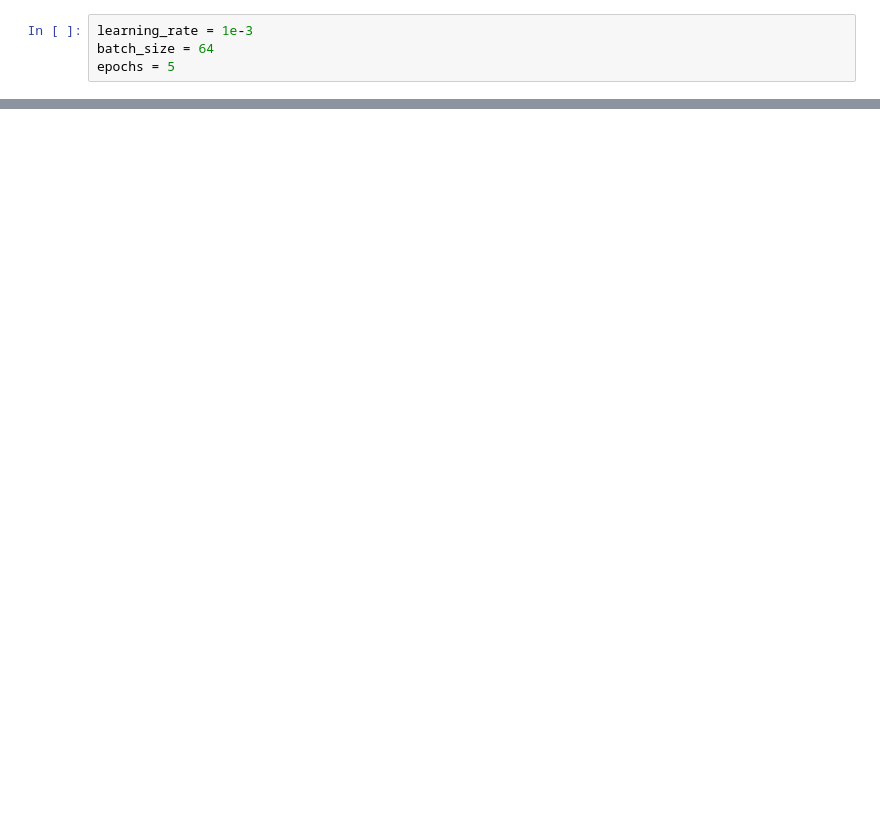
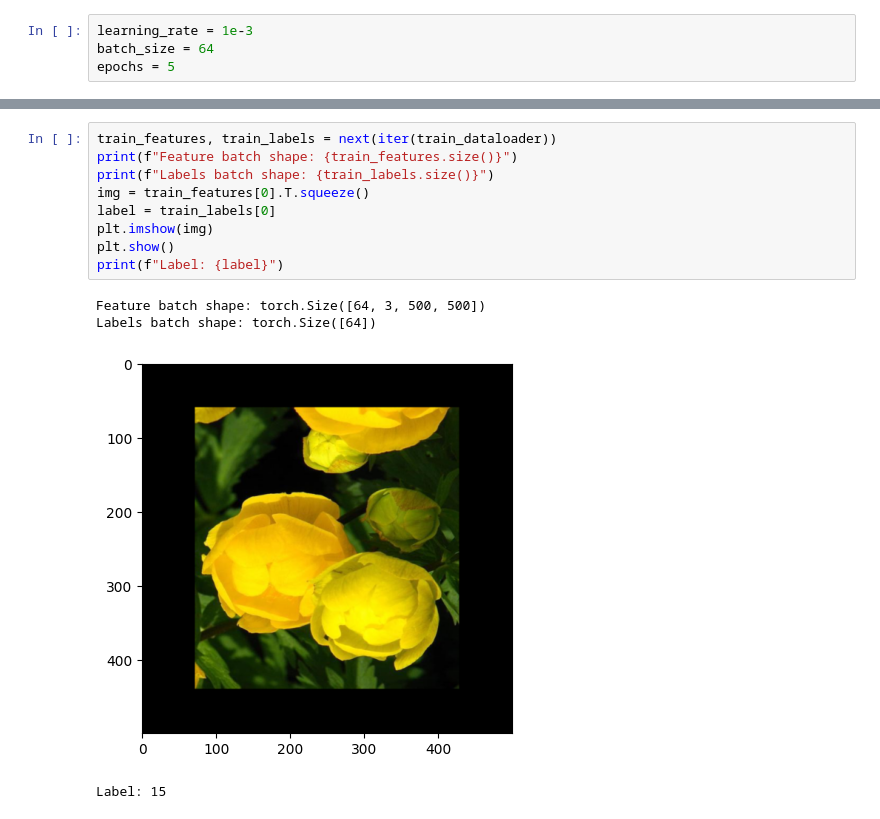
Before and after one commit to Se1towo/IMLO_Exam, a Jupyter notebook: IMLO_NN.ipynb, the cells around one changed output, grey strips where cells are left out. Drawn from its saved outputs; the diff is of its cells as text; blank space fills up the shorter version.

```diff
--- a/IMLO_NN.ipynb
+++ b/IMLO_NN.ipynb
@@ -118,0 +60,14 @@ optimizer = torch.optim.SGD(model.parameters(), lr=learning_rate)
+# %%
+train_features, train_labels = next(iter(train_dataloader))
+print(f"Feature batch shape: {train_features.size()}")
+print(f"Labels batch shape: {train_labels.size()}")
+img = train_features[0].T.squeeze()
+label = train_labels[0]
+plt.imshow(img)
+plt.show()
+print(f"Label: {label}")
+# %% [output]
+Feature batch shape: torch.Size([64, 3, 500, 500])
+Labels batch shape: torch.Size([64])
+[figure, added]
+Label: 15
```
Also changed, not shown: parts of 15 cells of this notebook.
